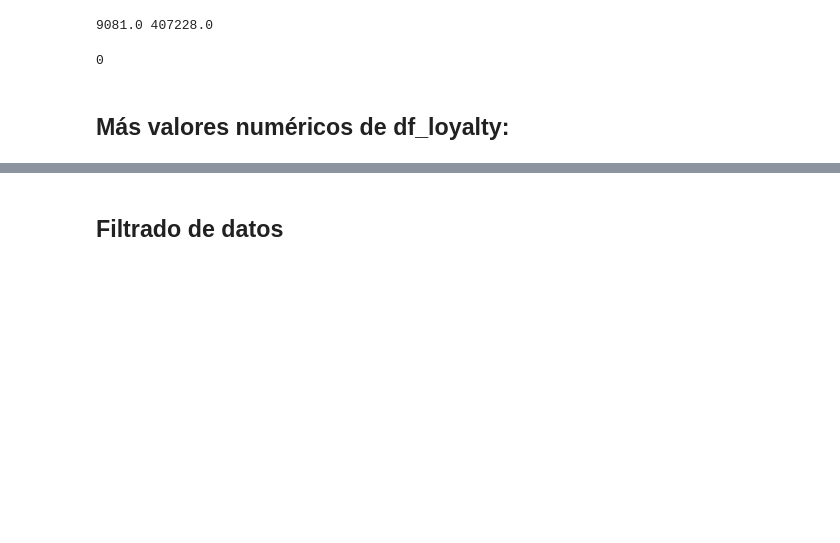
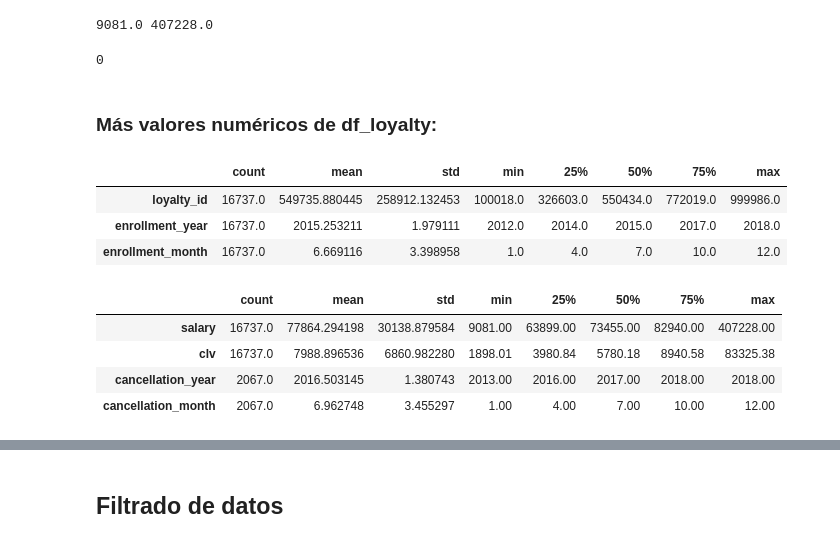
Before and after one commit to Adalab/bda-modulo-3-evaluacion-final-noeliareina, a Jupyter notebook: Ejercicio_Evaluacion_Modulo_3.ipynb, the cells around one changed output, grey strips where cells are left out. Saved outputs shown, nothing was run; the diff lists cells and outputs as text; code cells hidden in the pictures; blank space fills up the shorter version.

```diff
--- a/Ejercicio_Evaluacion_Modulo_3.ipynb
+++ b/Ejercicio_Evaluacion_Modulo_3.ipynb
@@ -338,4 +365,21 @@ sum(df_loyalty["salary"] < 0)
 # %% [output]
 0
 # %% [markdown]
-## Más valores numéricos de df_loyalty:
+### Más valores numéricos de df_loyalty:
+# %%
+df_loyalty.describe(include="int").T
+# Comprobamos los valores nulos en el dataset de vuelos
+# %% [output]
+|  | count | mean | std | min | 25% | 50% | 75% | max |
+| loyalty_id | 16737.0 | 549735.880445 | 258912.132453 | 100018.0 | 326603.0 | 550434.0 | 772019.0 | 999986.0 |
+| enrollment_year | 16737.0 | 2015.253211 | 1.979111 | 2012.0 | 2014.0 | 2015.0 | 2017.0 | 2018.0 |
+| enrollment_month | 16737.0 | 6.669116 | 3.398958 | 1.0 | 4.0 | 7.0 | 10.0 | 12.0 |
+# %%
+df_loyalty.describe(include="float").T
+# Comprobamos los valores nulos en el dataset de vuelos
+# %% [output]
+|  | count | mean | std | min | 25% | 50% | 75% | max |
+| salary | 16737.0 | 77864.294198 | 30138.879584 | 9081.00 | 63899.00 | 73455.00 | 82940.00 | 407228.00 |
+| clv | 16737.0 | 7988.896536 | 6860.982280 | 1898.01 | 3980.84 | 5780.18 | 8940.58 | 83325.38 |
+| cancellation_year | 2067.0 | 2016.503145 | 1.380743 | 2013.00 | 2016.00 | 2017.00 | 2018.00 | 2018.00 |
+| cancellation_month | 2067.0 | 6.962748 | 3.455297 | 1.00 | 4.00 | 7.00 | 10.00 | 12.00 |
```
Also changed, not shown: parts of 58 cells of this notebook, 1 other file.
